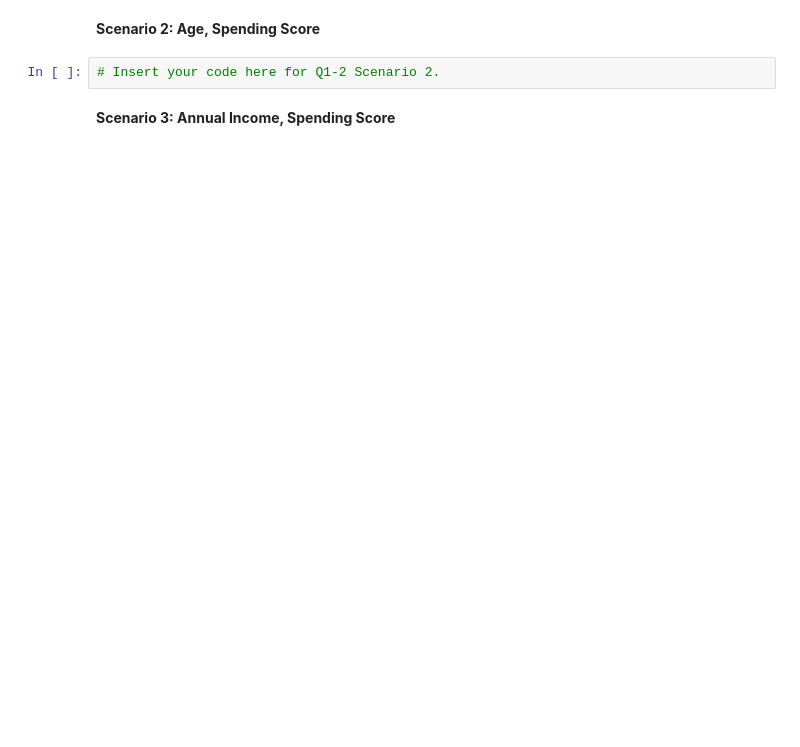
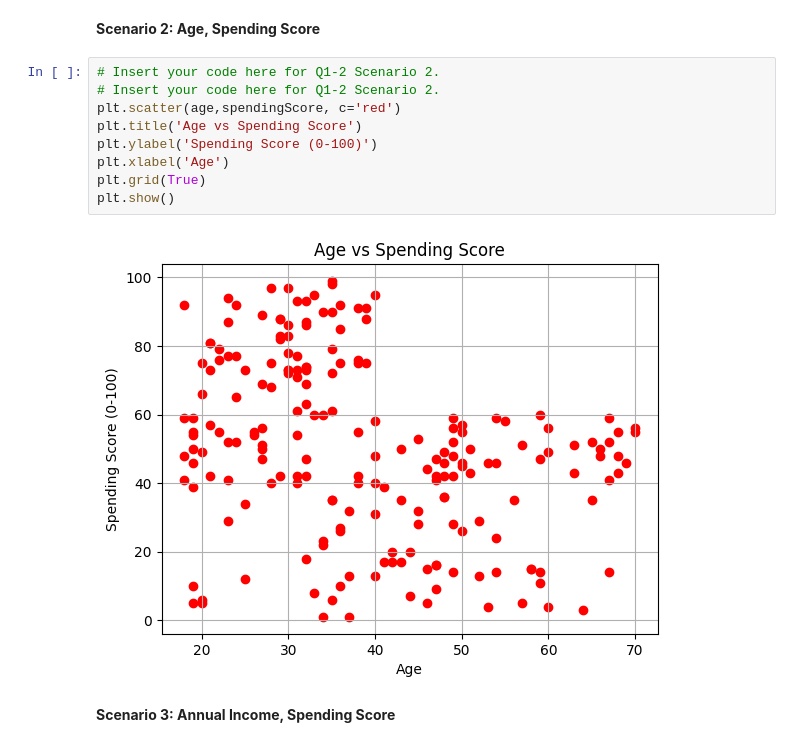
Before and after one commit to msavino16/ISE-490---Machine-Learning, a Jupyter notebook: Homework 3/Homework_3_2024.ipynb, the cells around one changed output. Saved outputs shown, nothing was run; the diff lists cells and outputs as text; blank space fills up the shorter version.

```diff
--- a/Homework 3/Homework_3_2024.ipynb
+++ b/Homework 3/Homework_3_2024.ipynb
@@ -58,6 +98,15 @@ c. Print out the results by plotting the data colored by their labels and plot t
 **Scenario 2: Age, Spending Score**
 # %%
 # Insert your code here for Q1-2 Scenario 2.
+# Insert your code here for Q1-2 Scenario 2.
+plt.scatter(age,spendingScore, c='red')
+plt.title('Age vs Spending Score')
+plt.ylabel('Spending Score (0-100)')
+plt.xlabel('Age')
+plt.grid(True)
+plt.show()
+# %% [output]
+[figure, added]
 # %% [markdown]
 **Scenario 3: Annual Income, Spending Score**
 # %%
```
Also changed, not shown: parts of 5 cells of this notebook, 2 other files.
